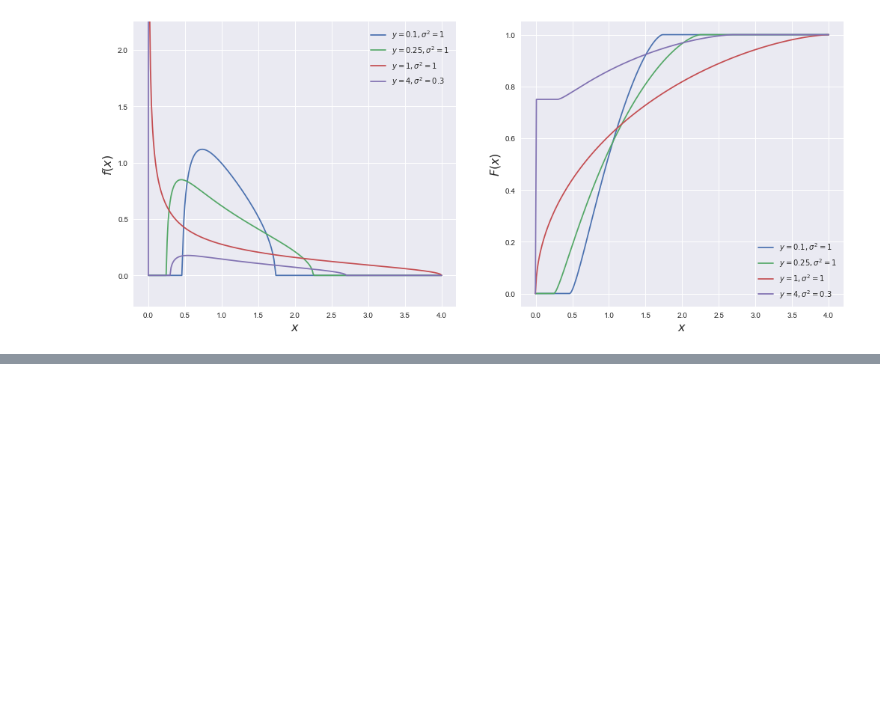
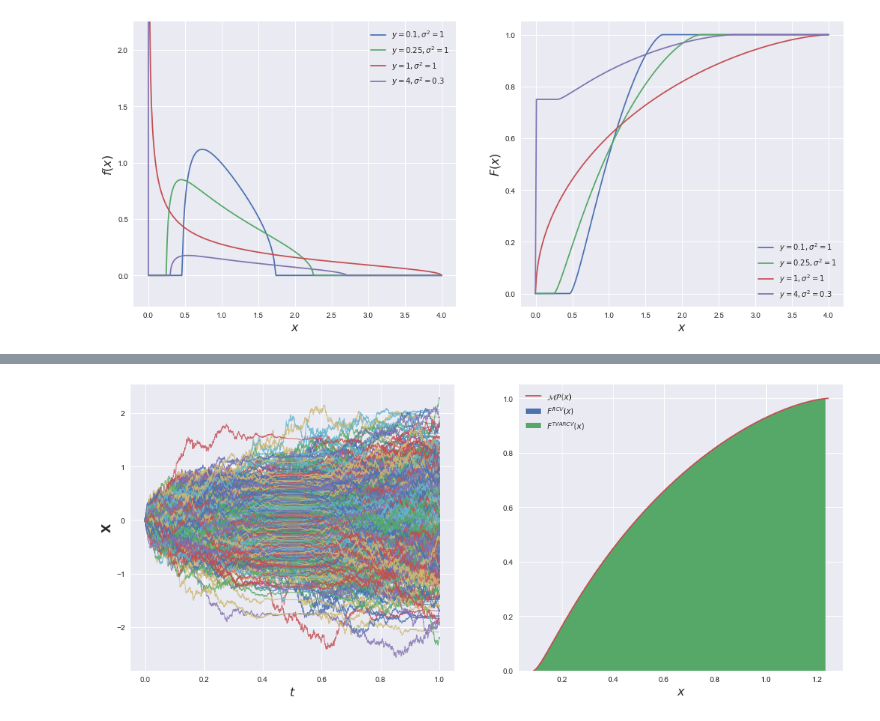
Before and after one commit to wolkym/CAU, a Jupyter notebook: Diploma/Simulation/Simulation.ipynb, the cells around one changed output, grey strips where cells are left out. Saved outputs shown, nothing was run; the diff lists cells and outputs as text; code cells hidden in the pictures; blank space fills up the shorter version.

```diff
--- a/Diploma/Simulation/Simulation.ipynb
+++ b/Diploma/Simulation/Simulation.ipynb
@@ -170 +229,29 @@ plot_exmp1()
+# %%
+def get_data_for_cossin(n, p):
+    time = np.zeros(n + 1)
+    X = np.zeros((n + 1, p))
+    delta_time = 1/n
+    dW = np.random.normal(0, np.sqrt(delta_time), p)
+    Theta = np.identity(p)
+    for j in range(0, int(p/2)):
+        Theta[j][j] = 0
+    dX = np.dot(Theta, dW)
+    X[1] = X[0] + dX
+    time[1] += delta_time
+    for i in range(1, n):
+        time[i + 1] = time[i] + delta_time
+        dW = np.random.normal(0, np.sqrt(delta_time), p)
+        nsin = np.sin(np.pi * (i + 1) / n)
+        ncos = np.cos(np.pi * (i + 1) / n)
+        Theta = np.identity(p) * ncos
+        for j in range(0, int(p/2)):
+            Theta[j][j] = nsin
+        dX_l = np.dot(Theta, dW)
+        X[i + 1] = X[i] + dX_l
+        dX = np.c_[dX, dX_l]
+    return X, dX, time, 0.5
+
+plot_figures(get_data_for_cossin, 3000, 1000)
+# %% [output]
+[figure, added]
 # %%
```
Also changed, not shown: parts of 10 cells of this notebook, 19 other files.
